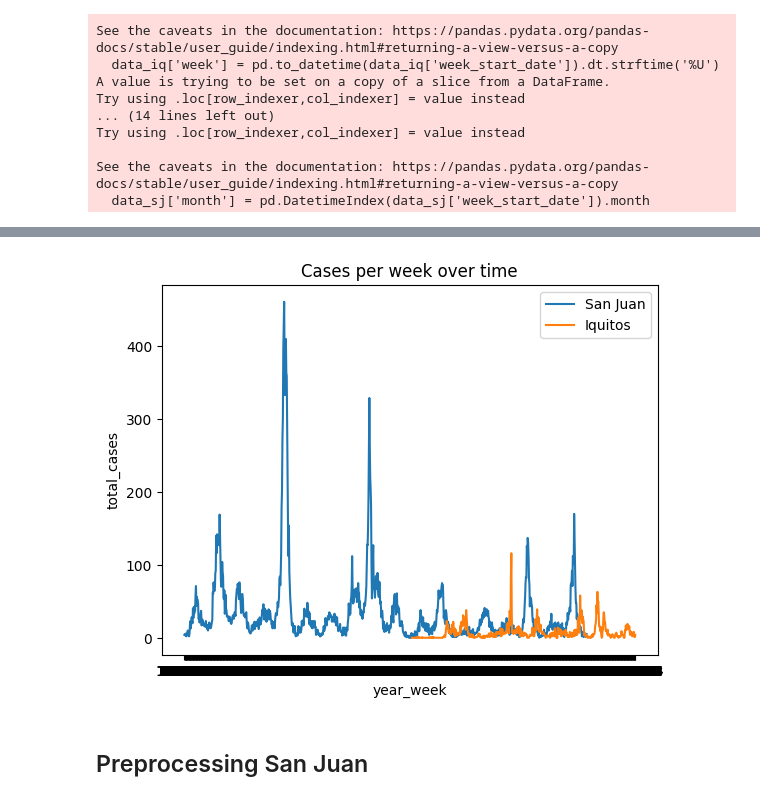
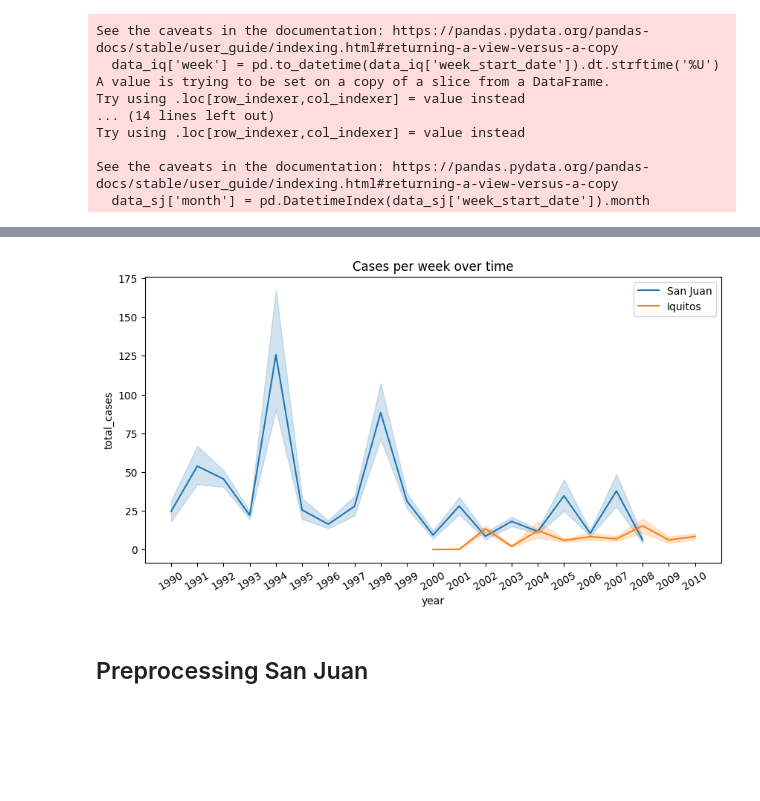
Before and after one commit to oscarschraenkler/DengAI, a Jupyter notebook: notebooks/Oscar's EDA.ipynb, the cells around one changed output, grey strips where cells are left out. Saved outputs shown, nothing was run; the diff lists cells and outputs as text; code cells hidden in the pictures; blank space fills up the shorter version.

```diff
--- a/notebooks/Oscar's EDA.ipynb
+++ b/notebooks/Oscar's EDA.ipynb
@@ -132,11 +132,13 @@ plt.show;
 # %%
+plt.figure(figsize=(10, 5))
 plt.title('Cases per week over time')
-sns.lineplot(data=sj_data,x='year_week',y='total_cases',label='San Juan')
-sns.lineplot(data=iq_data,x='year_week',y='total_cases',label='Iquitos')
+sns.lineplot(data=data_sj,x='year',y='total_cases',label='San Juan')
+sns.lineplot(data=data_iq,x='year',y='total_cases',label='Iquitos')
+plt.xticks(np.arange(1990, 2011, step=1),rotation=30)
 plt.legend()
 plt.show;
 # %% [output]
-[figure, old version]
+[figure, new version]
 # %% [markdown]
 ## Preprocessing San Juan
 # %%
```
Also changed, not shown: parts of 32 cells of this notebook.
